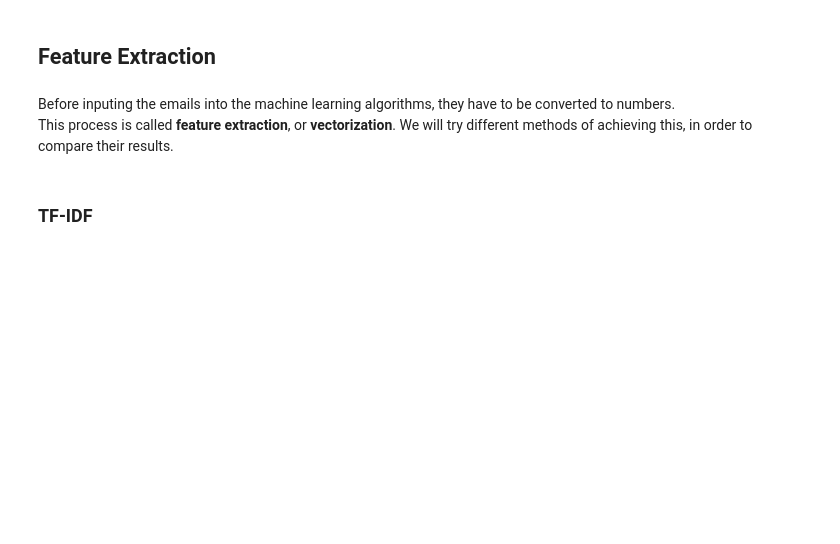
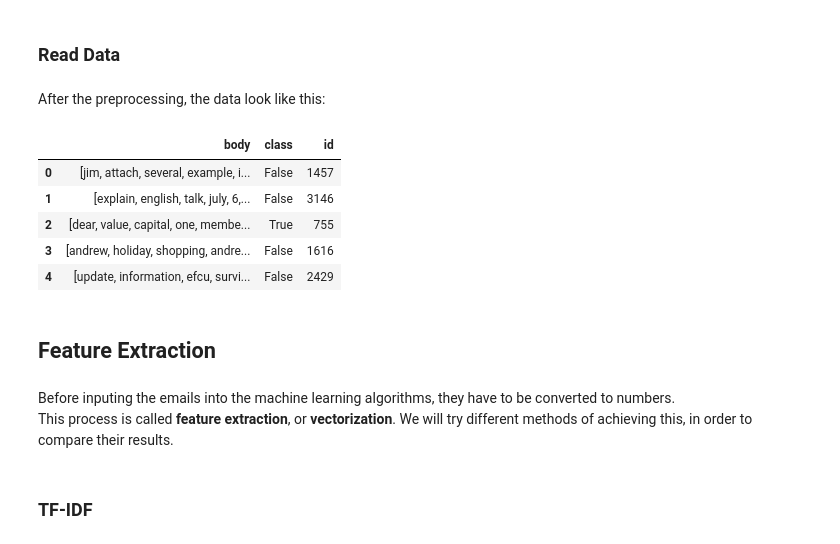
Before and after one commit to liakoyras/thesis-phishing-email-detection, a Jupyter notebook: Text Feature Extraction and Feature Selection.ipynb, the cells around one changed output. Drawn from its saved outputs; the diff is of its cells as text; code cells hidden in the pictures; blank space fills up the shorter version.

```diff
--- a/Text Feature Extraction and Feature Selection.ipynb
+++ b/Text Feature Extraction and Feature Selection.ipynb
@@ -6,2 +8,4 @@ import features as util
 
 from ast import literal_eval
+# %% [markdown]
+### Read Data
@@ -8,3 +25,14 @@ from ast import literal_eval
+# %% [markdown]
+After the preprocessing, the data look like this:
+# %%
+test_1.head()
+# %% [output]
+|  | body | class | id |
+| 0 | [jim, attach, several, example, i... | False | 1457 |
+| 1 | [explain, english, talk, july, 6,... | False | 3146 |
+| 2 | [dear, value, capital, one, membe... | True | 755 |
+| 3 | [andrew, holiday, shopping, andre... | False | 1616 |
+| 4 | [update, information, efcu, survi... | False | 2429 |
 # %% [markdown]
 ## Feature Extraction
 # %% [markdown]
```
Also changed, not shown: parts of 10 cells of this notebook.
